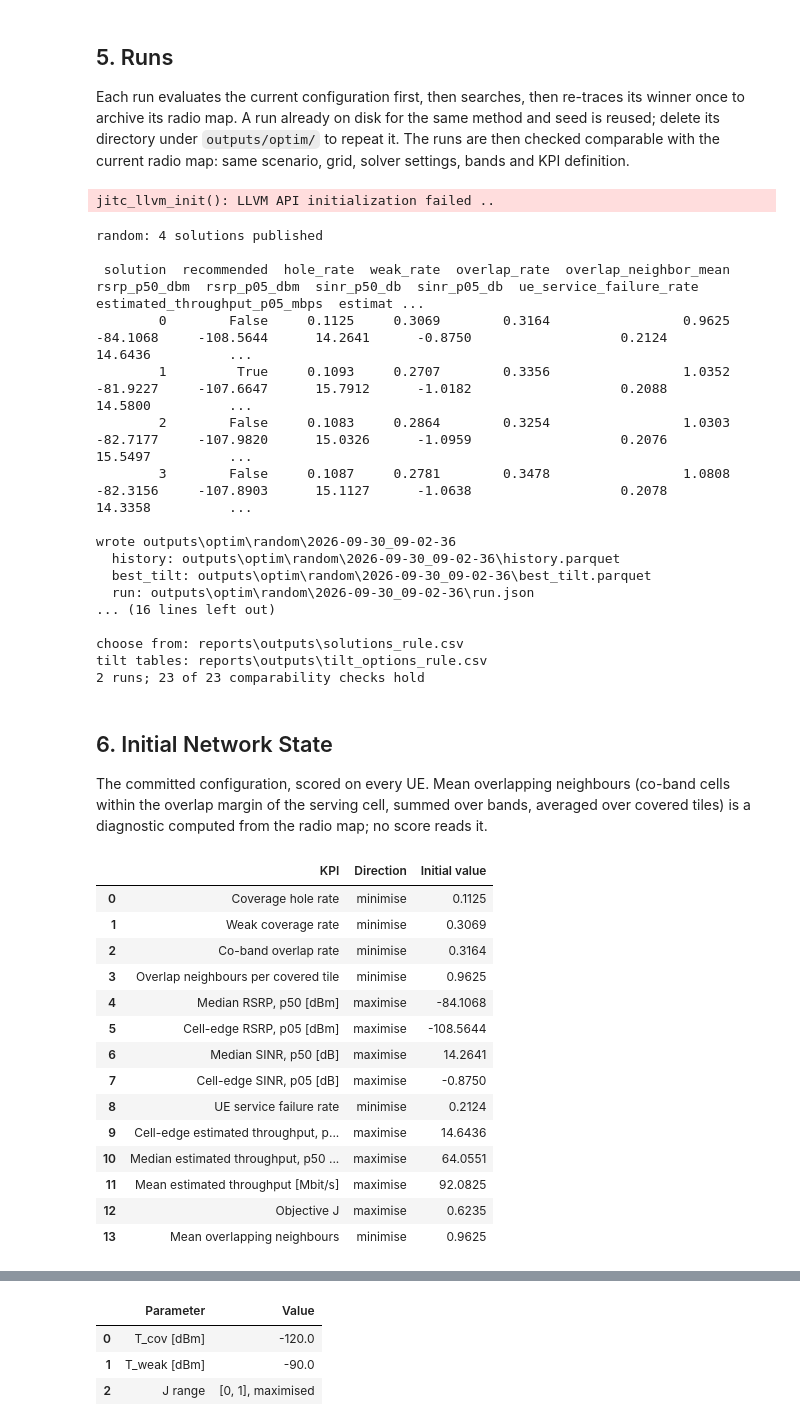
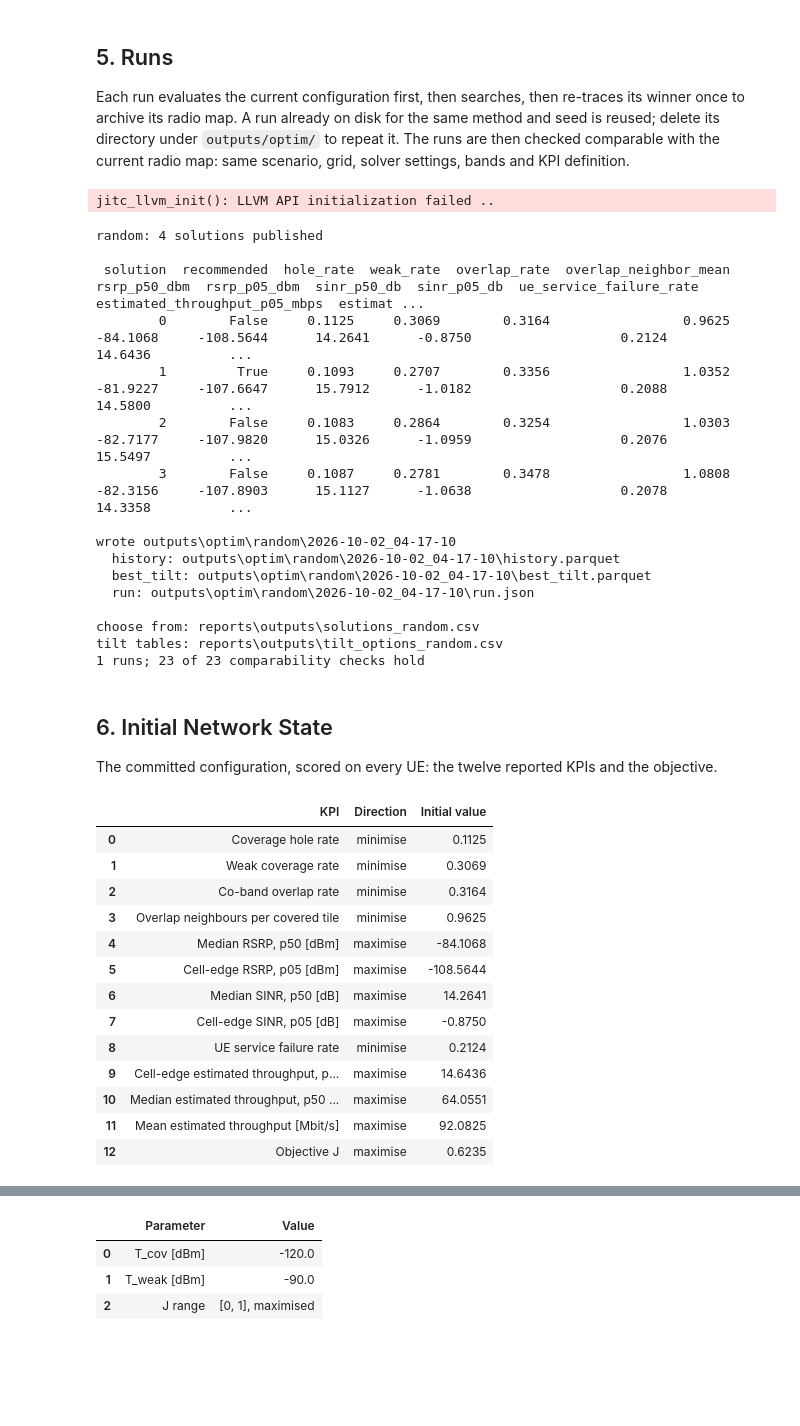
Before and after one commit to NguyenVu04/band-tilt, a Jupyter notebook: notebooks/03a_baseline.ipynb, the cells around one changed output, grey strips where cells are left out. Cells and saved outputs as stored; diff of their text form; code cells hidden in the pictures; blank space fills up the shorter version.

```diff
--- a/notebooks/03a_baseline.ipynb
+++ b/notebooks/03a_baseline.ipynb
@@ -276,11 +260,7 @@ for seed in SEEDS:
     if ("random", seed) not in done:
         run(load_config(overrides=["optim/method=random", f"optim.seed={seed}", *CONFIG_OVERRIDES]))
 
-# Deterministic, so one run; its seed only labels it.
-if not any(method == "rule" for method, _ in done):
-    run(load_config(overrides=["optim/method=rule", f"optim.seed={SEEDS[0]}", *CONFIG_OVERRIDES]))
-
-runs = [r for r in on_disk() if r.method == "rule" or (r.method == "random" and r.seed in SEEDS)]
+runs = [r for r in on_disk() if r.method == "random" and r.seed in SEEDS]
 checks = run_store.verify(runs, baseline)
 run_store.require(checks)
 print(f"{len(runs)} runs; {int(checks['holds'].sum())} of {len(checks)} comparability checks hold")
@@ -296,53 +276,46 @@ random: 4 solutions published
         2        False     0.1083     0.2864        0.3254                 1.0303      -82.7177     -107.9820      15.0326      -1.0959                   0.2076                        15.5497          ...
         3        False     0.1087     0.2781        0.3478                 1.0808      -82.3156     -107.8903      15.1127      -1.0638                   0.2078                        14.3358          ...
 
-wrote outputs\optim\random\2026-09-30_09-02-36
-  history: outputs\optim\random\2026-09-30_09-02-36\history.parquet
-  best_tilt: outputs\optim\random\2026-09-30_09-02-36\best_tilt.parquet
-  run: outputs\optim\random\2026-09-30_09-02-36\run.json
-... (16 lines left out)
+wrote outputs\optim\random\2026-10-02_04-17-10
+  history: outputs\optim\random\2026-10-02_04-17-10\history.parquet
+  best_tilt: outputs\optim\random\2026-10-02_04-17-10\best_tilt.parquet
+  run: outputs\optim\random\2026-10-02_04-17-10\run.json
 
-choose from: reports\outputs\solutions_rule.csv
-tilt tables: reports\outputs\tilt_options_rule.csv
-2 runs; 23 of 23 comparability checks hold
+choose from: reports\outputs\solutions_random.csv
+tilt tables: reports\outputs\tilt_options_random.csv
+1 runs; 23 of 23 comparability checks hold
 # %% [markdown]
 ## 6. Initial Network State
 
-The committed configuration, scored on every UE. Mean overlapping neighbours (co-band cells within the overlap margin
-of the serving cell, summed over bands, averaged over covered tiles) is a diagnostic computed from the radio map; no
-score reads it.
+The committed configuration, scored on every UE: the twelve reported KPIs and the objective.
 # %%
 incumbent = runs[0].incumbent_kpi
 baseline_rsrp = baseline["rsrp_dbm"].astype(float)
 initial = pd.DataFrame(
     {
-        "kpi": [*incumbent.as_dict(), "Mean overlapping neighbours"],
-        "direction": [compare.direction(name) for name in incumbent.as_dict()] + ["minimise"],
-        "value": [
-            *incumbent.as_dict().values(),
-            overlap_neighbor_mean(baseline_rsrp, cfg),
-        ],
+        "kpi": list(incumbent.as_dict()),
+        "direction": [compare.direction(name) for name in incumbent.as_dict()],
+        "value": list(incumbent.as_dict().values()),
     }
 )
 initial = readable(initial.rename(columns={"value": "Initial value"}))
 save_table(initial, "initial_state")
 initial
 # %% [output]
 |  | KPI | Direction | Initial value |
 | 0 | Coverage hole rate | minimise | 0.1125 |
 | 1 | Weak coverage rate | minimise | 0.3069 |
 | 2 | Co-band overlap rate | minimise | 0.3164 |
 | 3 | Overlap neighbours per covered tile | minimise | 0.9625 |
 | 4 | Median RSRP, p50 [dBm] | maximise | -84.1068 |
 | 5 | Cell-edge RSRP, p05 [dBm] | maximise | -108.5644 |
 | 6 | Median SINR, p50 [dB] | maximise | 14.2641 |
 | 7 | Cell-edge SINR, p05 [dB] | maximise | -0.8750 |
 | 8 | UE service failure rate | minimise | 0.2124 |
 | 9 | Cell-edge estimated throughput, p... | maximise | 14.6436 |
 | 10 | Median estimated throughput, p50 ... | maximise | 64.0551 |
 | 11 | Mean estimated throughput [Mbit/s] | maximise | 92.0825 |
 | 12 | Objective J | maximise | 0.6235 |
-| 13 | Mean overlapping neighbours | minimise | 0.9625 |
 # %% [markdown]
 ## 7. Optimization Process and Objective
 
```
Also changed, not shown: parts of 21 cells of this notebook, 34 other files.
